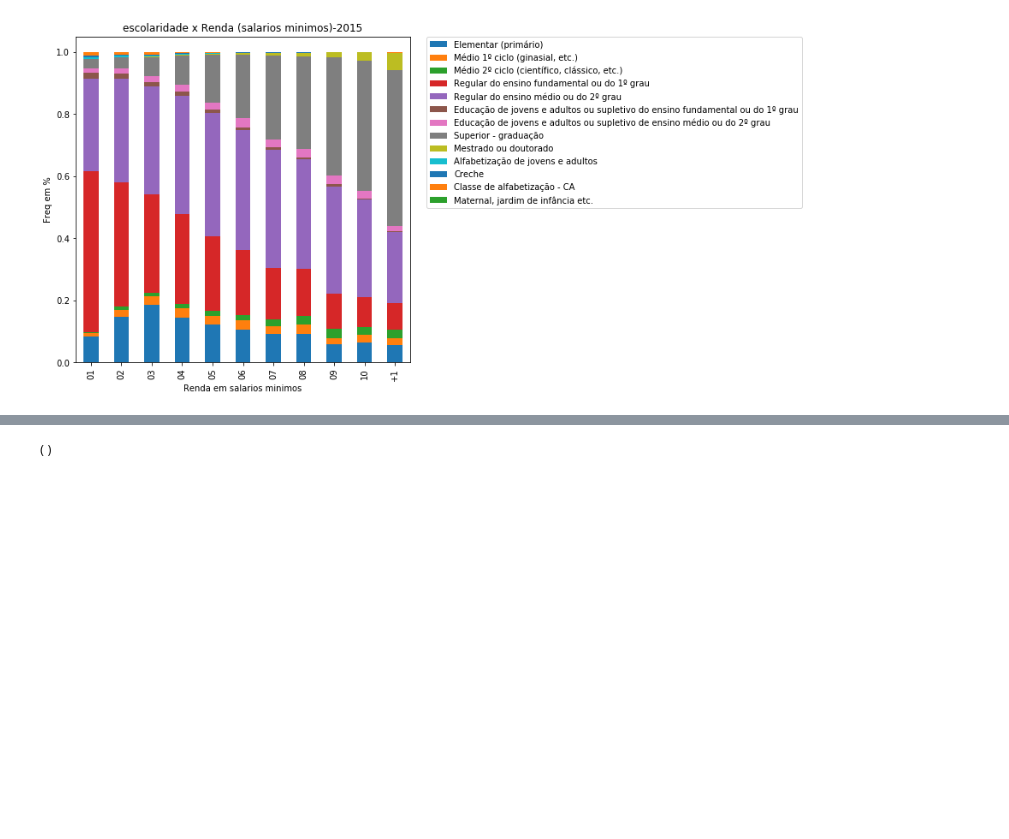
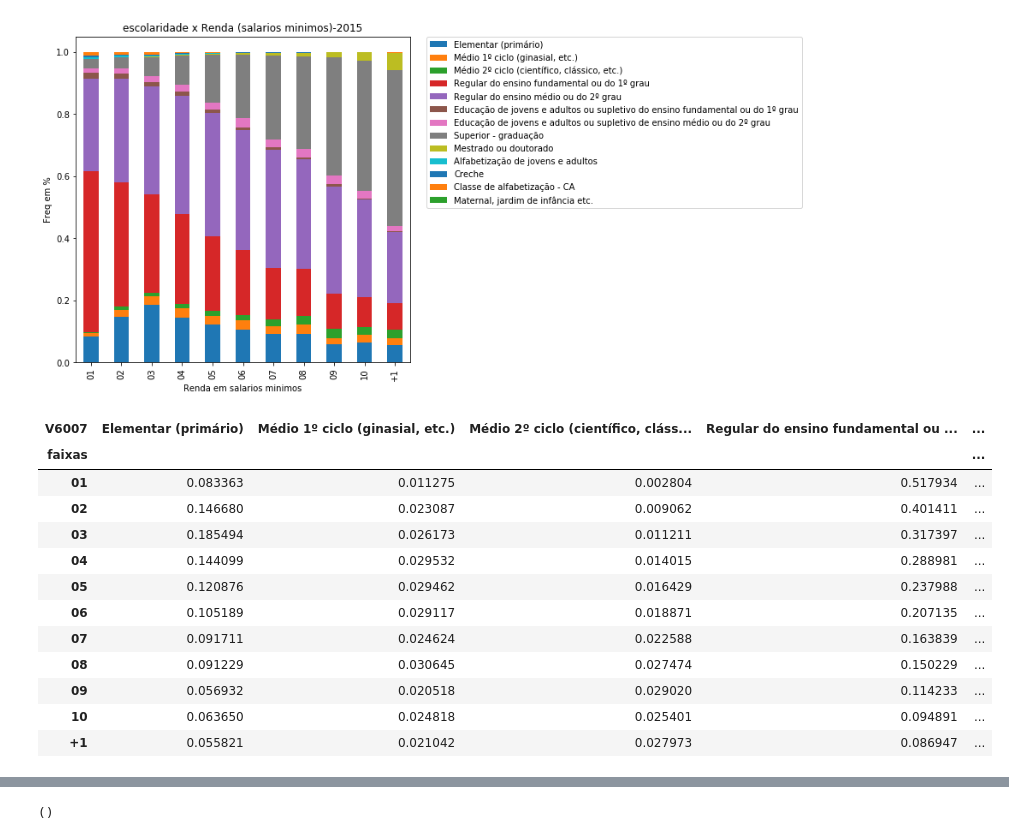
Before and after one commit to lucaslealvale/DP_CienciaDados, a Jupyter notebook: Projeto1 Layout.ipynb, the cells around one changed output, grey strips where cells are left out. Drawn from its saved outputs; the diff is of its cells as text; code cells hidden in the pictures; blank space fills up the shorter version.

```diff
--- a/Projeto1 Layout.ipynb
+++ b/Projeto1 Layout.ipynb
@@ -134,6 +116,22 @@ plt.xlabel('Renda em salarios minimos')
 [figure]
 # %%
 # dados.V6007.describe()
+# %%
+ph
+# %% [output]
+| V6007 | Elementar (primário) | Médio 1º ciclo (ginasial, etc.) | Médio 2º ciclo (científico, cláss... | Regular do ensino fundamental ou ... | ... |
+| faixas |  |  |  |  | ... |
+| 01 | 0.083363 | 0.011275 | 0.002804 | 0.517934 | ... |
+| 02 | 0.146680 | 0.023087 | 0.009062 | 0.401411 | ... |
+| 03 | 0.185494 | 0.026173 | 0.011211 | 0.317397 | ... |
+| 04 | 0.144099 | 0.029532 | 0.014015 | 0.288981 | ... |
+| 05 | 0.120876 | 0.029462 | 0.016429 | 0.237988 | ... |
+| 06 | 0.105189 | 0.029117 | 0.018871 | 0.207135 | ... |
+| 07 | 0.091711 | 0.024624 | 0.022588 | 0.163839 | ... |
+| 08 | 0.091229 | 0.030645 | 0.027474 | 0.150229 | ... |
+| 09 | 0.056932 | 0.020518 | 0.029020 | 0.114233 | ... |
+| 10 | 0.063650 | 0.024818 | 0.025401 | 0.094891 | ... |
+| +1 | 0.055821 | 0.021042 | 0.027973 | 0.086947 | ... |
 # %%
 # adicionando uma segunda pnad para uma analise temporal do problema da educacao brasileira
 dados2011=pd.read_csv('PES2011csv.zip', compression='zip', header=0, sep=',', quotechar='"')
```
Also changed, not shown: parts of 14 cells of this notebook, 2 other files.
